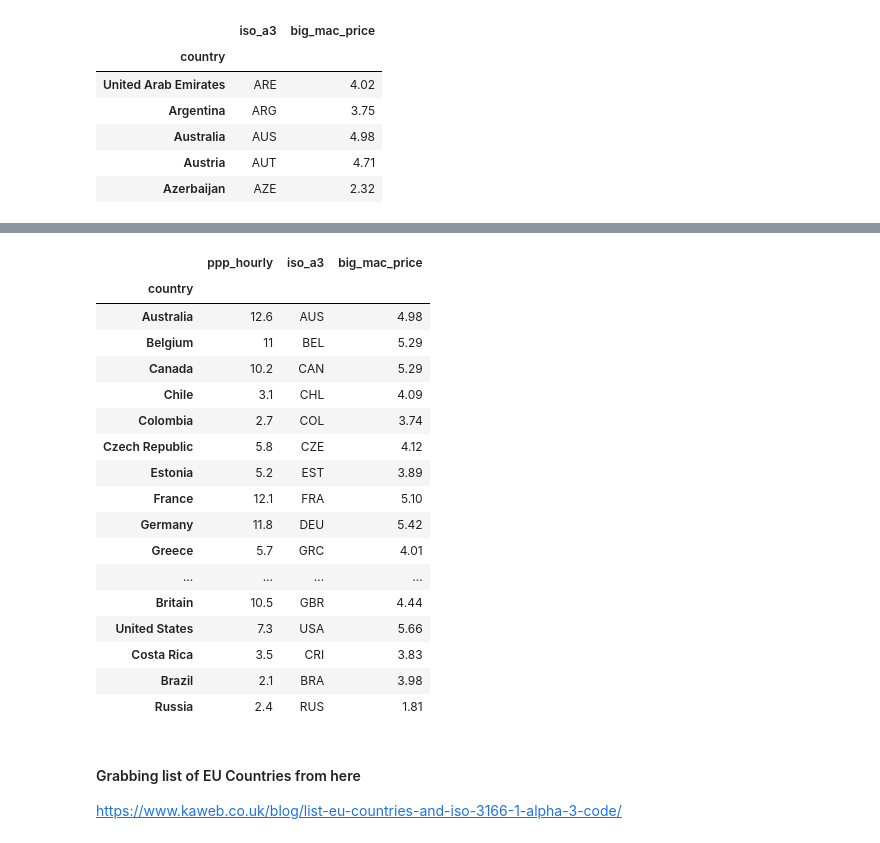
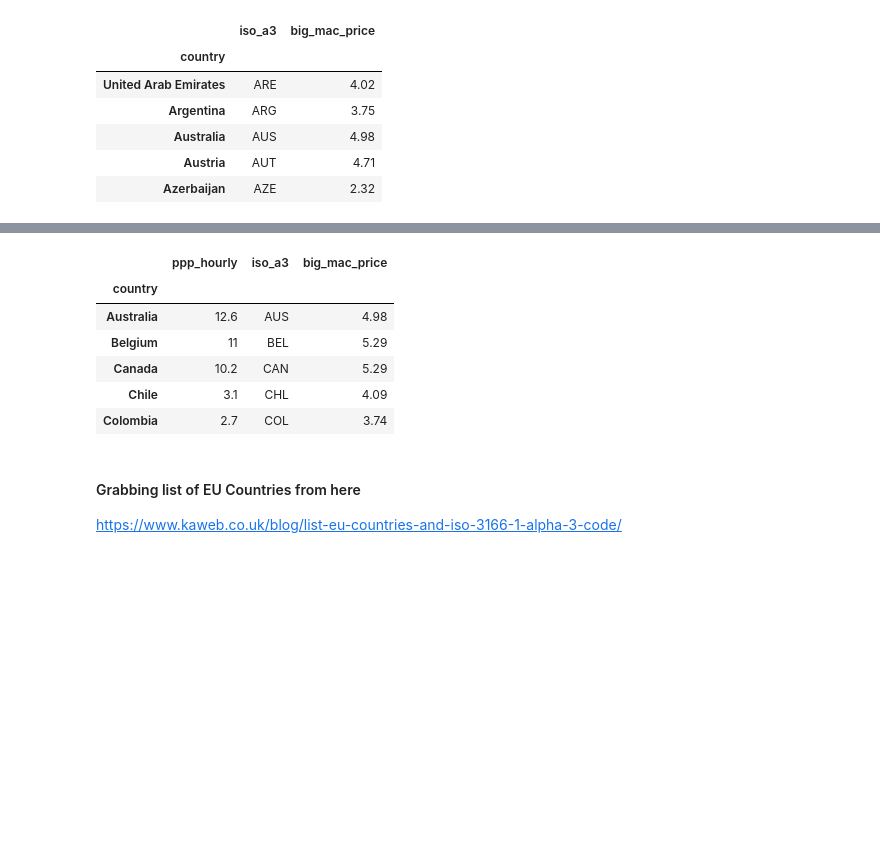
Before and after one commit to petermckeeverPerform/misc, a Jupyter notebook: big-mac/notebooks/big-mac-lr.ipynb, the cells around one changed output, grey strips where cells are left out. Saved outputs shown, nothing was run; the diff lists cells and outputs as text; code cells hidden in the pictures; blank space fills up the shorter version.

```diff
--- a/big-mac/notebooks/big-mac-lr.ipynb
+++ b/big-mac/notebooks/big-mac-lr.ipynb
@@ -97,25 +67,14 @@ min_wage_data
 # %%
 df = min_wage_data.join(big_mac_data)
-df
+df.head()
 # %% [output]
 |  | ppp_hourly | iso_a3 | big_mac_price |
 | country |  |  |  |
 | Australia | 12.6 | AUS | 4.98 |
 | Belgium | 11 | BEL | 5.29 |
 | Canada | 10.2 | CAN | 5.29 |
 | Chile | 3.1 | CHL | 4.09 |
 | Colombia | 2.7 | COL | 3.74 |
-| Czech Republic | 5.8 | CZE | 4.12 |
-| Estonia | 5.2 | EST | 3.89 |
-| France | 12.1 | FRA | 5.10 |
-| Germany | 11.8 | DEU | 5.42 |
-| Greece | 5.7 | GRC | 4.01 |
-| ... | ... | ... | ... |
-| Britain | 10.5 | GBR | 4.44 |
-| United States | 7.3 | USA | 5.66 |
-| Costa Rica | 3.5 | CRI | 3.83 |
-| Brazil | 2.1 | BRA | 3.98 |
-| Russia | 2.4 | RUS | 1.81 |
 # %% [markdown]
 #### Grabbing list of EU Countries from here
 
```
Also changed, not shown: parts of 5 cells of this notebook.
